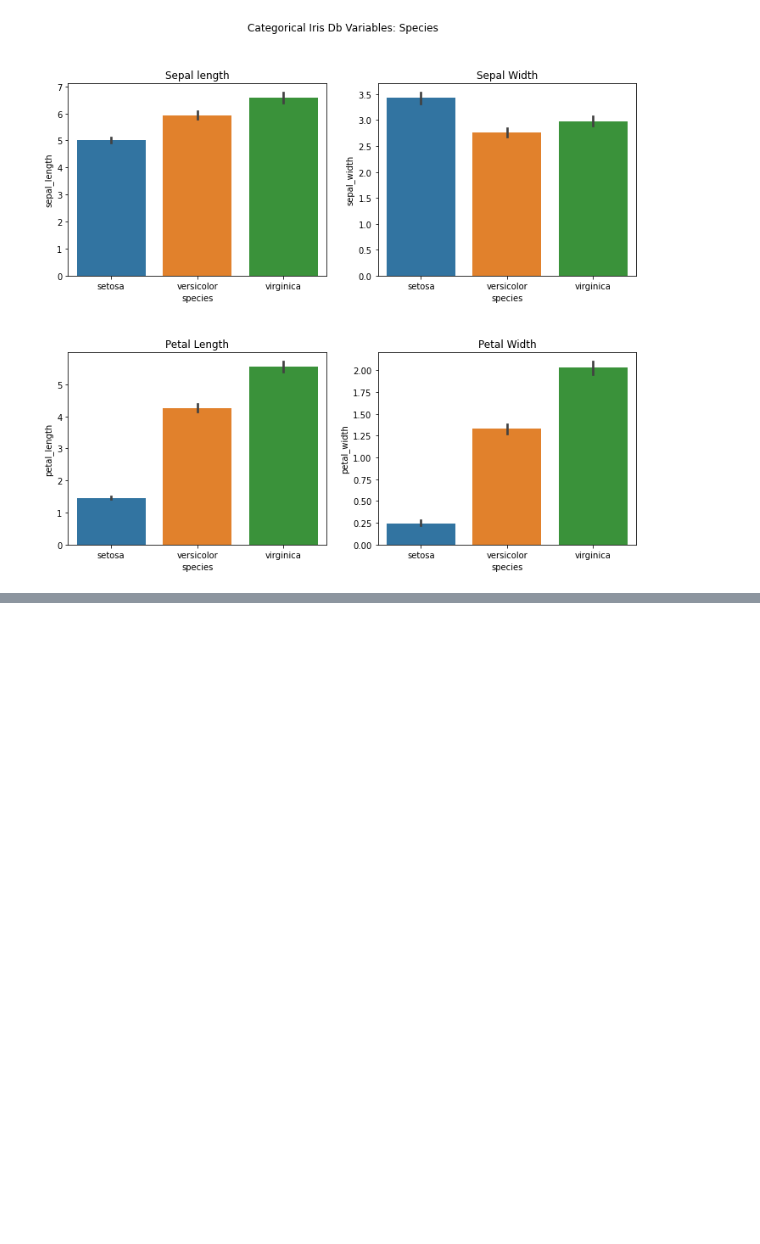
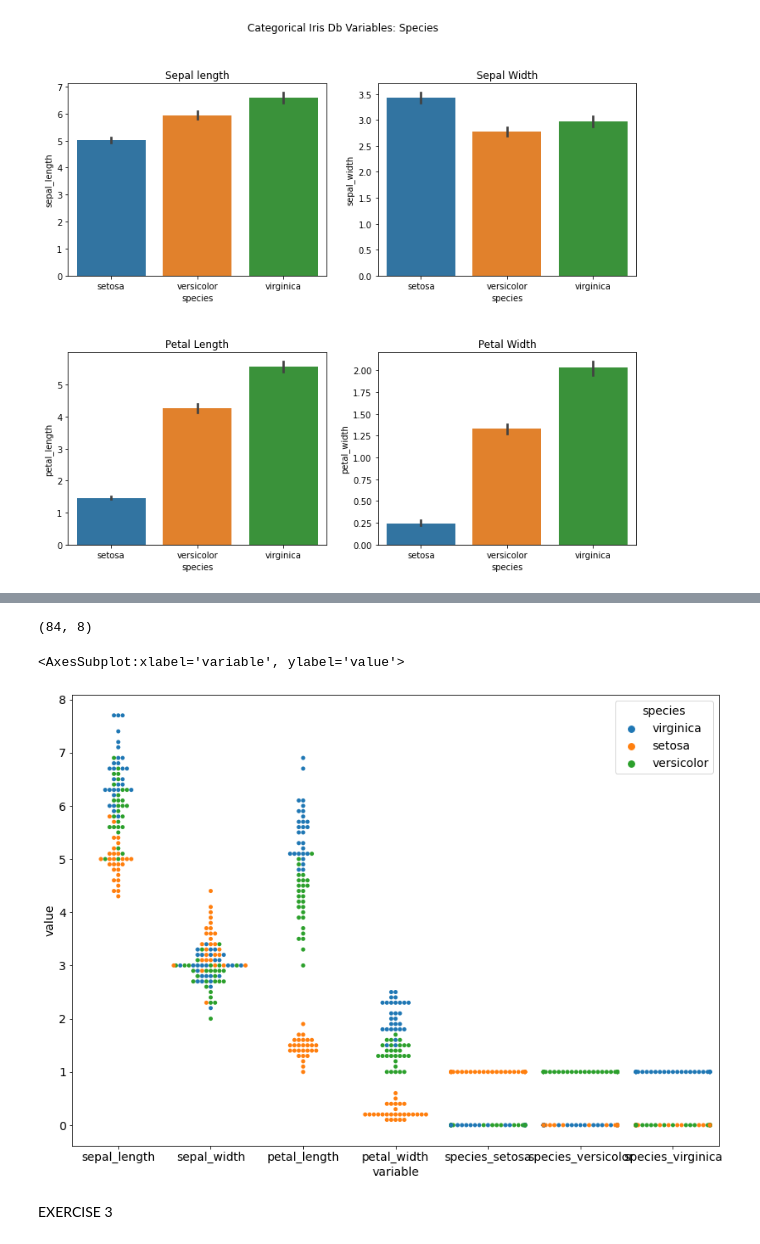
Before and after one commit to EmmanuelAzua/classification-exercises, a Jupyter notebook: classification_exercises.ipynb, the cells around one changed output, grey strips where cells are left out. Drawn from its saved outputs; the diff is of its cells as text; code cells hidden in the pictures; blank space fills up the shorter version.

```diff
--- a/classification_exercises.ipynb
+++ b/classification_exercises.ipynb
@@ -546,0 +546,7 @@ ValueError: shape mismatch: objects cannot be broadcast to a single shape
+# %%
+# 80/20 train/test split
+train, test = train_test_split(iris_df, train_size = 0.8, random_state = 1349, stratify = iris_df.species)
+
+# 70/30 train/validate split
+
+train, validate = train_test_split(train, train_size = 0.7, random_state = 1349, stratify = train.species)
@@ -546,0 +559,2 @@ ValueError: shape mismatch: objects cannot be broadcast to a single shape
+# %%
+melted = train.melt(id_vars = ["species"])
@@ -546,0 +583,14 @@ ValueError: shape mismatch: objects cannot be broadcast to a single shape
+# %%
+train.shape
+# %% [output]
+(84, 8)
+# %%
+plt.rc("font", size = 14)
+plt.rc("figure", figsize = (14, 10))
+# %%
+sns.swarmplot(data = melted, x = "variable", y = "value", hue = "species")
+# %% [output]
+<AxesSubplot:xlabel='variable', ylabel='value'>
+[figure, added]
+# %% [markdown]
+EXERCISE 3
```
Also changed, not shown: parts of 35 cells of this notebook, 15 other files.
